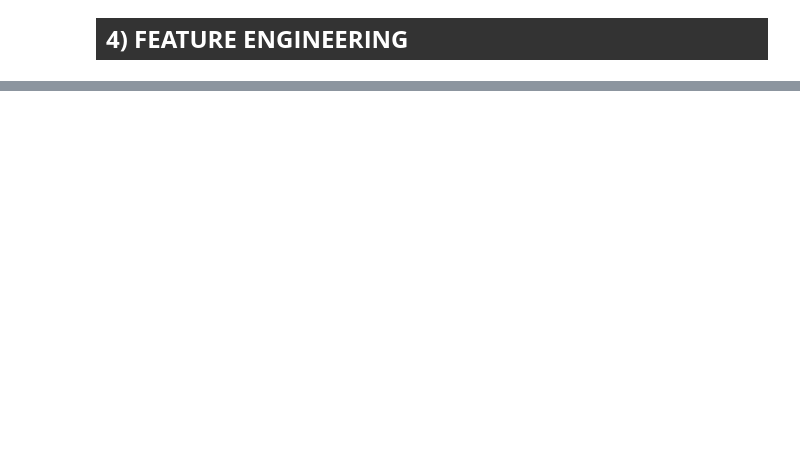
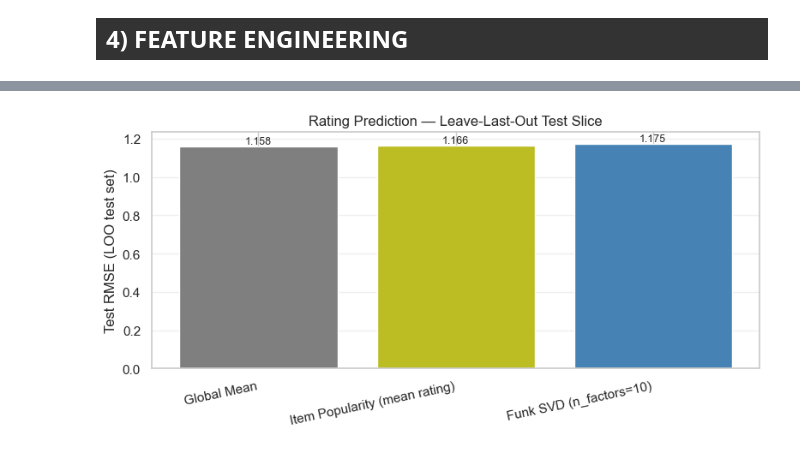
Before and after one commit to Harish7882/UCB_ML_CLASS, a Jupyter notebook: capstone/harish_capstone_recommendation.ipynb, the cells around one changed output, grey strips where cells are left out. Cells and saved outputs as stored; diff of their text form; code cells hidden in the pictures; blank space fills up the shorter version.

```diff
--- a/capstone/harish_capstone_recommendation.ipynb
+++ b/capstone/harish_capstone_recommendation.ipynb
@@ -516,0 +770,20 @@ MAE improvement:  -0.0003
+# %%
+global_mean = train['Rating'].mean()
+item_mean   = train.groupby('Item_ID')['Rating'].mean()
+item_popularity = train.groupby('Item_ID').size()
+
+y_true          = test_eval['Rating'].values
+y_pred_global   = np.full(len(y_true), global_mean)
+y_pred_item_pop = test_eval['Item_ID'].map(item_mean).fillna(global_mean).values
+
+from sklearn.metrics import mean_squared_error, mean_absolute_error
+
+rating_results = pd.DataFrame({
+    'Model': ['Global Mean', 'Item Popularity (mean rating)'],
+    'RMSE':  [np.sqrt(mean_squared_error(y_true, y_pred_global)),
+              np.sqrt(mean_squared_error(y_true, y_pred_item_pop))],
+    'MAE':   [mean_absolute_error(y_true, y_pred_global),
+              mean_absolute_error(y_true, y_pred_item_pop)],
+})
+print("Non-personalized baselines (LOO test set):")
+display(rating_results.set_index('Model').round(4))
@@ -516,0 +925,72 @@ MAE improvement:  -0.0003
+# %%
+# Build a Surprise dataset from the LOO train split (deduped)
+train_dedup = train.groupby(['User_ID', 'Item_ID'], as_index=False)['Rating'].mean()
+reader_loo = Reader(rating_scale=(1, 5))
+data_loo = Dataset.load_from_df(train_dedup[['User_ID', 'Item_ID', 'Rating']], reader_loo)
+trainset_loo = data_loo.build_full_trainset()
+
+svd_final = SVD(n_factors=best_k_svd, n_epochs=N_EPOCHS, lr_all=best_lr_svd, reg_all=best_reg_svd,
+                random_state=42, biased=True)
+svd_final.fit(trainset_loo)
+
+# Predict on LOO test_eval
+svd_preds_raw = [
+    svd_final.predict(row.User_ID, row.Item_ID, row.Rating)
+    for _, row in test_eval.iterrows()
+]
+y_hat_svd = np.array([p.est for p in svd_preds_raw])
+svd_rmse = float(np.sqrt(mean_squared_error(test_eval['Rating'].values, y_hat_svd)))
+svd_mae  = float(mean_absolute_error(test_eval['Rating'].values, y_hat_svd))
+print(f"Funk SVD (n_factors={best_k_svd}) — LOO test RMSE: {svd_rmse:.4f}  MAE: {svd_mae:.4f}")
+
+# Extract latent factors from trained model for fast ranking evaluation in 6e
+inner_uid = trainset_loo._raw2inner_id_users
+inner_iid = trainset_loo._raw2inner_id_items
+mu_svd = trainset_loo.global_mean
+
+P = np.zeros((n_users, best_k_svd), dtype=np.float32)
+Q = np.zeros((n_items, best_k_svd), dtype=np.float32)
+bu = np.zeros(n_users, dtype=np.float32)
+bi = np.zeros(n_items, dtype=np.float32)
+
+for raw_u, u_idx in user_index.items():
+    if raw_u in inner_uid:
+        P[u_idx]  = svd_final.pu[inner_uid[raw_u]]
+        bu[u_idx] = svd_final.bu[inner_uid[raw_u]]
+
+for raw_i, i_idx in item_index.items():
+    if raw_i in inner_iid:
+        Q[i_idx]  = svd_final.qi[inner_iid[raw_i]]
+        bi[i_idx] = svd_final.bi[inner_iid[raw_i]]
+
+# Build results table — construct fresh so Model column is always clean strings
+svd_label = f'Funk SVD (n_factors={best_k_svd})'
+rating_results = pd.DataFrame([
+    {'Model': 'Global Mean',                  'RMSE': rating_results.loc[rating_results['Model']=='Global Mean', 'RMSE'].values[0],
+                                               'MAE':  rating_results.loc[rating_results['Model']=='Global Mean', 'MAE'].values[0]},
+    {'Model': 'Item Popularity (mean rating)', 'RMSE': rating_results.loc[rating_results['Model']=='Item Popularity (mean rating)', 'RMSE'].values[0],
+                                               'MAE':  rating_results.loc[rating_results['Model']=='Item Popularity (mean rating)', 'MAE'].values[0]},
+    {'Model': svd_label,                       'RMSE': svd_rmse, 'MAE': svd_mae},
+])
+
+display(rating_results.set_index('Model').round(4))
+
+# Bar chart: baselines vs SVD
+fig, ax = plt.subplots(figsize=(8, 4))
+colors = ['#7f7f7f', '#bcbd22', 'steelblue']
+x_labels = rating_results['Model'].tolist()
+rmse_vals = rating_results['RMSE'].tolist()
+bars = ax.bar(x_labels, rmse_vals, color=colors)
+for bar, v in zip(bars, rmse_vals):
+    ax.text(bar.get_x() + bar.get_width()/2, bar.get_height(),
+            f'{v:.3f}', ha='center', va='bottom', fontsize=9)
+ax.set_ylabel('Test RMSE (LOO test set)')
+ax.set_title('Rating Prediction — Leave-Last-Out Test Slice')
+ax.set_xticklabels(x_labels, rotation=12, ha='right')
+ax.grid(True, axis='y', alpha=0.3)
+plt.tight_layout()
+plt.show()
+
+print("\nNote: RMSE differences are small because ratings are uniform [1,5].")
+print("The real personalization signal is in RANKING (NDCG@10)")
+# %% [output]
@@ -516,0 +1003 @@ MAE improvement:  -0.0003
+[figure, added]
```
Also changed, not shown: parts of 99 cells of this notebook, 9 other files.
